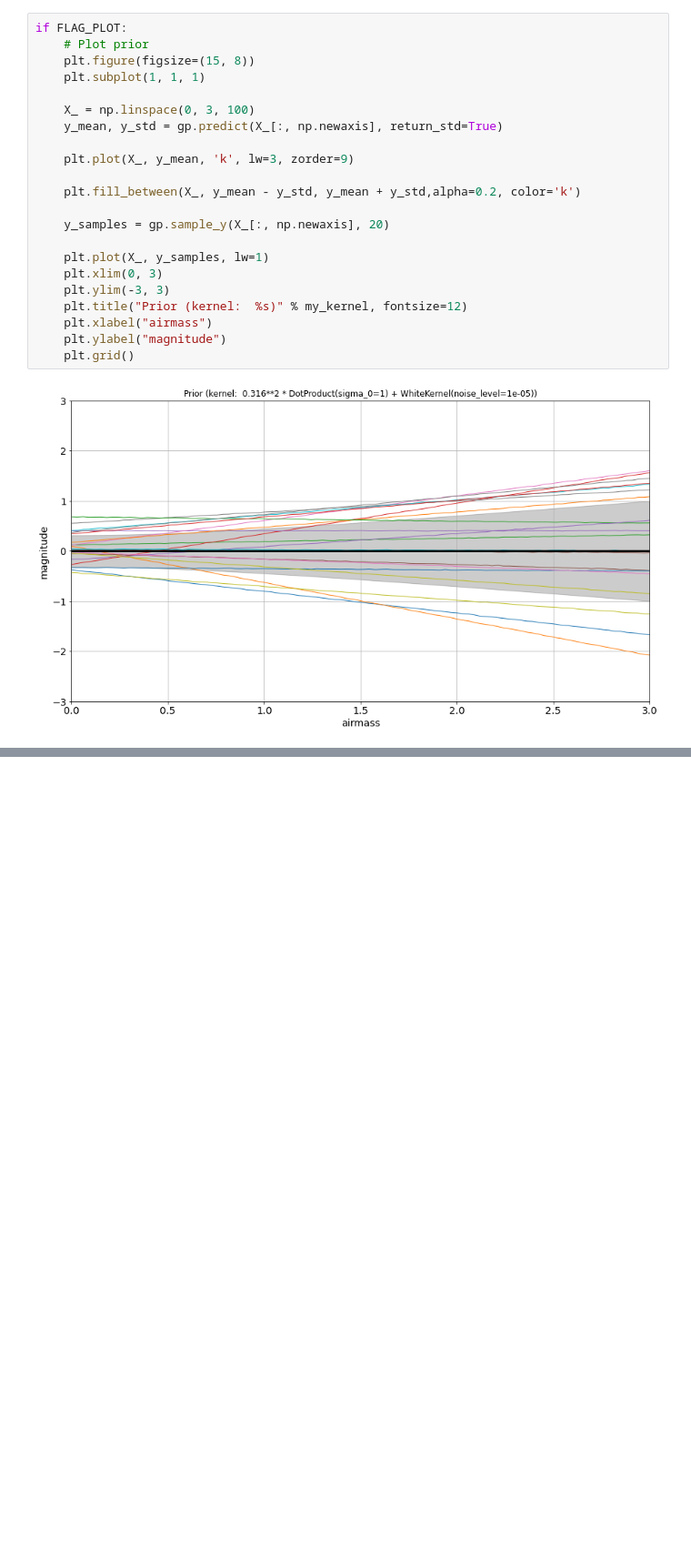
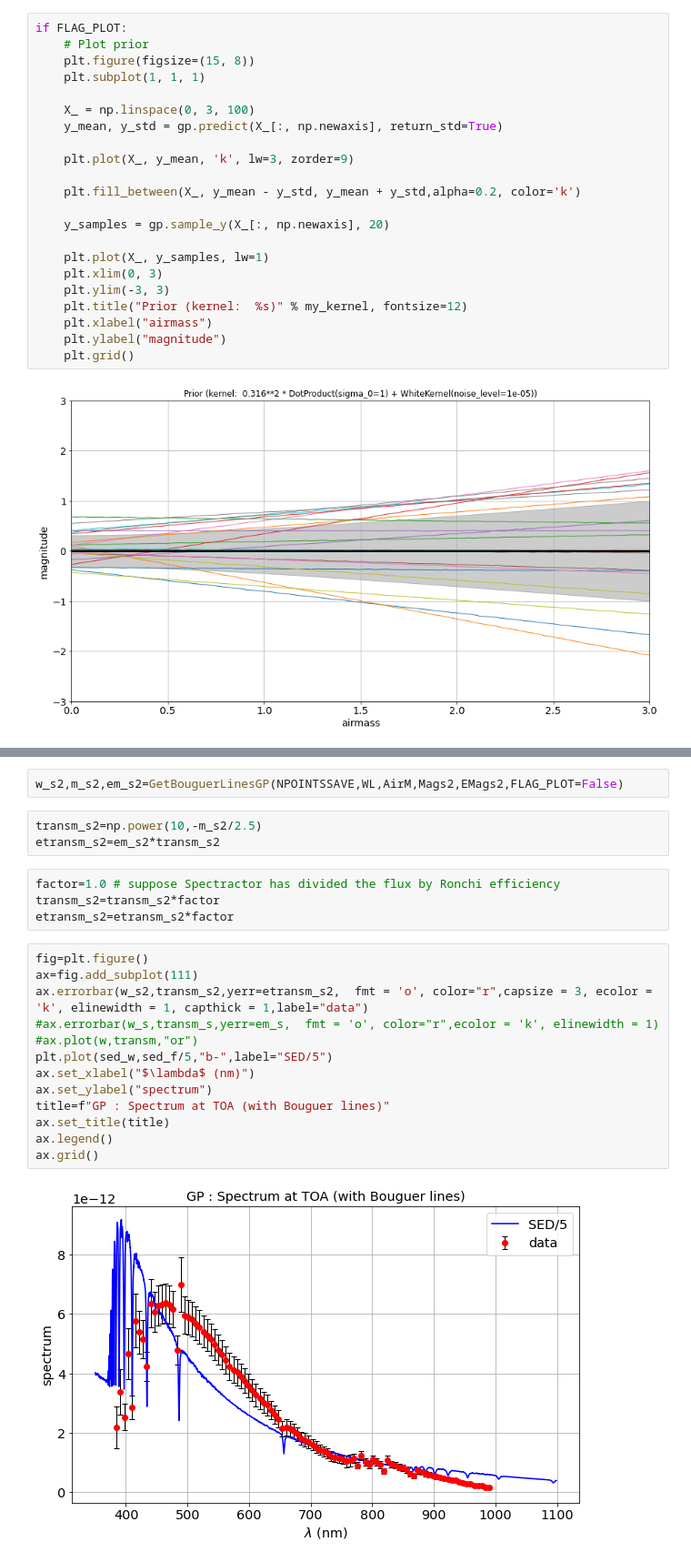
Before and after one commit to sylvielsstfr/PhotomCorrectAuxTel, a Jupyter notebook: analysis/MLfit_gp_data/MLfit_bouguer_gp.ipynb, the cells around one changed output, grey strips where cells are left out. Shown at 91% size. Cells and saved outputs as stored; diff of their text form; blank space fills up the shorter version.

```diff
--- a/analysis/MLfit_gp_data/MLfit_bouguer_gp.ipynb
+++ b/analysis/MLfit_gp_data/MLfit_bouguer_gp.ipynb
@@ -900,0 +912,24 @@ ax.grid()
+# %%
+w_s2,m_s2,em_s2=GetBouguerLinesGP(NPOINTSSAVE,WL,AirM,Mags2,EMags2,FLAG_PLOT=False)
+# %%
+transm_s2=np.power(10,-m_s2/2.5)
+etransm_s2=em_s2*transm_s2
+# %%
+factor=1.0 # suppose Spectractor has divided the flux by Ronchi efficiency
+transm_s2=transm_s2*factor
+etransm_s2=etransm_s2*factor
+# %%
+fig=plt.figure()
+ax=fig.add_subplot(111)
+ax.errorbar(w_s2,transm_s2,yerr=etransm_s2,  fmt = 'o', color="r",capsize = 3, ecolor = 'k', elinewidth = 1, capthick = 1,label="data")
+#ax.errorbar(w_s,transm_s,yerr=em_s,  fmt = 'o', color="r",ecolor = 'k', elinewidth = 1)
+#ax.plot(w,transm,"or")
+plt.plot(sed_w,sed_f/5,"b-",label="SED/5")
+ax.set_xlabel("$\lambda$ (nm)")
+ax.set_ylabel("spectrum")
+title=f"GP : Spectrum at TOA (with Bouguer lines)"
+ax.set_title(title)
+ax.legend()
+ax.grid()
+# %% [output]
+[figure, added]
```
Also changed, not shown: parts of 25 cells of this notebook, 3 other files.
